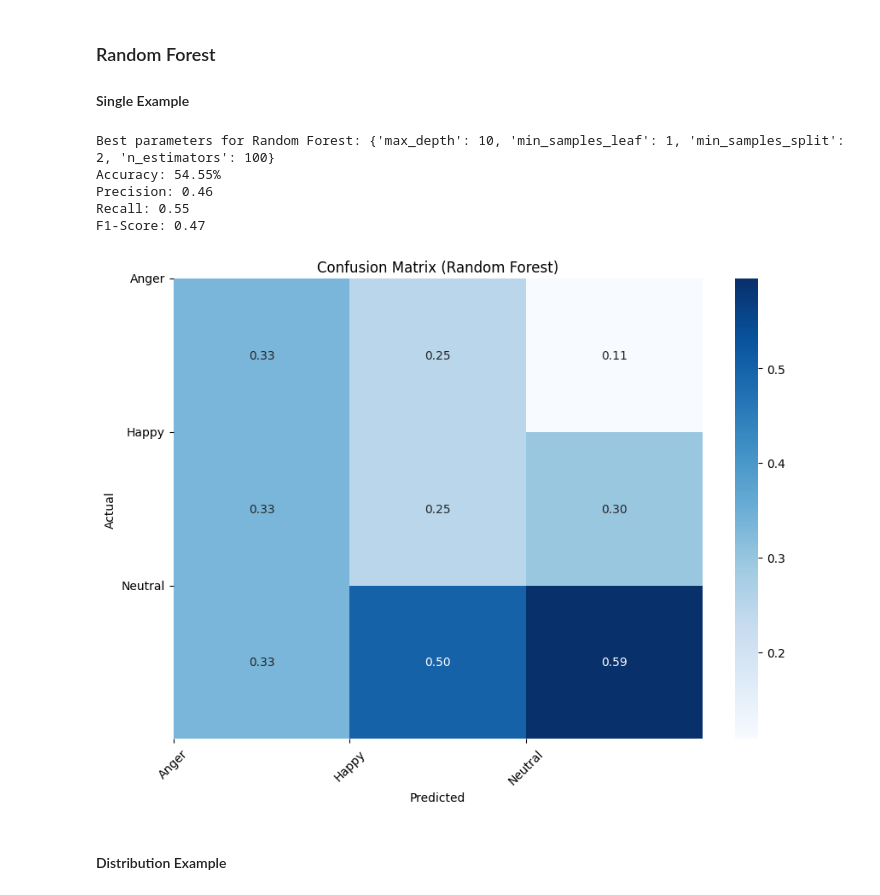
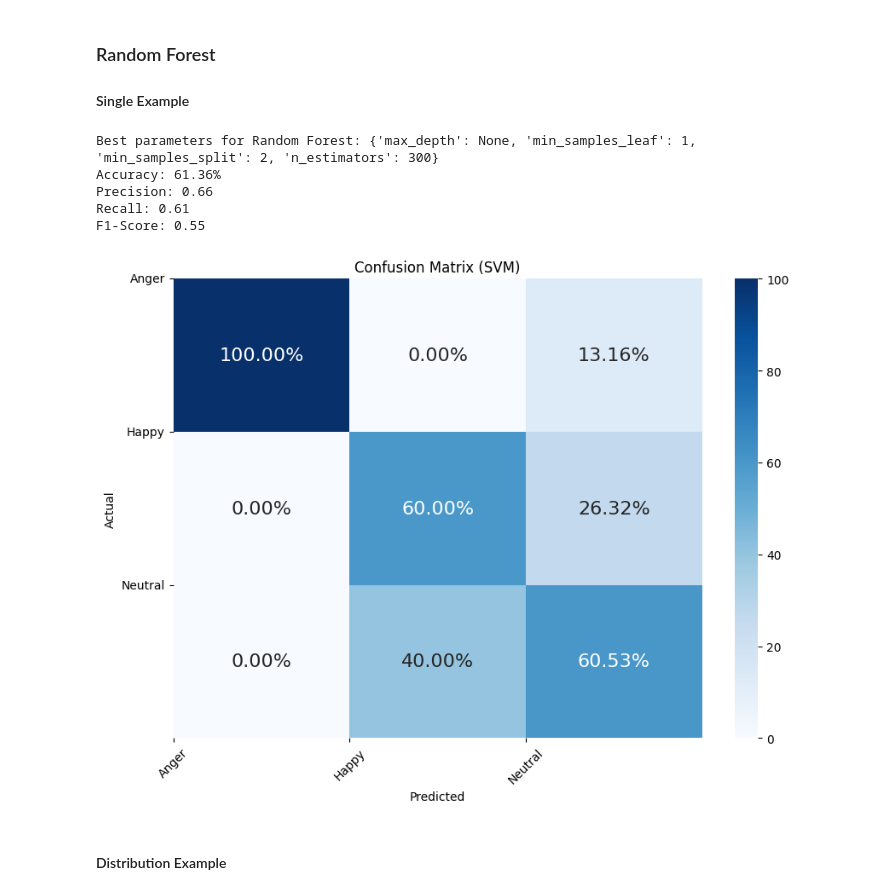
Before and after one commit to denskrlv/PosEmotion, a Jupyter notebook: posemotion.ipynb, the cells around one changed output. Cells and saved outputs as stored; diff of their text form; code cells hidden in the pictures.

```diff
--- a/posemotion.ipynb
+++ b/posemotion.ipynb
@@ -239,8 +240,8 @@ Emotion count: {'Happy': 13, 'Sad': 0, 'Fear': 0, 'Surprise': 0, 'Disgust': 0, '
 ### Prepare data to cluster
 # %%
 features = {}
-pairs = ["nose", "left_shoulder",
-         "right_shoulder", "left_elbow", "right_elbow", "left_wrist", "right_wrist"]
+pairs = ["nose", "left_shoulder", "right_shoulder", "left_elbow",
+         "right_elbow", "left_wrist", "right_wrist"]
 
 for i in range(len(norm_segments)):
     feature = norm_segments[i].get_vectors(pairs=pairs)
@@ -455,10 +458,9 @@ for RANDOM_STATE in tqdm(range(100), desc="Progress"):
     smote = SMOTE(sampling_strategy='minority', random_state=RANDOM_STATE)
     X_resampled, y_resampled = smote.fit_resample(X_train, y_train)
 
-    svm = SVC(random_state=RANDOM_STATE)
-    grid_search = GridSearchCV(estimator=svm, param_grid=param_grid, cv=3, n_jobs=-1, verbose=0)
-    grid_search.fit(X_resampled, y_resampled)
-    svm_pred = grid_search.predict(X_test)
+    best_svm = SVC(**svm_best_params, random_state=RANDOM_STATE)
+    best_svm.fit(X_resampled, y_resampled)
+    svm_pred = best_svm.predict(X_test)
 
     accuracy = accuracy_score(y_test, svm_pred)
     accuracies.append(accuracy)
@@ -509,25 +511,28 @@ grid_search = GridSearchCV(estimator=gnb, param_grid=param_grid, cv=3, n_jobs=-1
 grid_search.fit(X_resampled, y_resampled)
 gnb_pred = grid_search.predict(X_test)
 
+gnb_best_params = grid_search.best_params_
+
 accuracy = accuracy_score(y_test, gnb_pred)
 precision = precision_score(y_test, gnb_pred, average='weighted')
 recall = recall_score(y_test, gnb_pred, average='weighted')
 f1 = f1_score(y_test, gnb_pred, average='weighted')
 
-print("Best parameters:", grid_search.best_params_)
+print("Best parameters:", gnb_best_params)
 print(f"Accuracy: {accuracy * 100:.2f}%")
 print(f'Precision: {precision:.2f}')
 print(f'Recall: {recall:.2f}')
 print(f'F1-Score: {f1:.2f}')
 
 cm = confusion_matrix(y_test, gnb_pred)
-cm_normalized = cm.astype('float') / cm.sum(axis=1)[:, np.newaxis]
+cm_normalized = cm.astype('float') / cm.sum(axis=0) * 100
+annot = [['{:.2f}%'.format(x) for x in row] for row in cm_normalized]
 
-plt.figure(figsize=(10, 7))
-sns.heatmap(cm_normalized, annot=True, fmt=".2f", cmap="Blues")
+plt.figure(figsize=(10,7))
+sns.heatmap(cm_normalized, annot=annot, fmt="", cmap="Blues", annot_kws={"size": 16})
 plt.ylabel('Actual')
 plt.xlabel('Predicted')
-plt.title('Confusion Matrix (Naive Bayes)')
+plt.title('Confusion Matrix (SVM)')
 plt.xticks(ticks=np.arange(NUM_CLASSES), labels=label_encoder.classes_, rotation=45)
 plt.yticks(ticks=np.arange(NUM_CLASSES), labels=label_encoder.classes_, rotation=0)
 plt.show()
@@ -549,10 +554,9 @@ for RANDOM_STATE in tqdm(range(100), desc="Progress"):
     smote = SMOTE(sampling_strategy='minority', random_state=RANDOM_STATE)
     X_resampled, y_resampled = smote.fit_resample(X_train, y_train)
 
-    gnb = GaussianNB()
-    grid_search = GridSearchCV(estimator=gnb, param_grid=param_grid, cv=3, n_jobs=-1, verbose=0)
-    grid_search.fit(X_resampled, y_resampled)
-    gnb_pred = grid_search.predict(X_test)
+    best_gnb = GaussianNB(**gnb_best_params)
+    best_gnb.fit(X_resampled, y_resampled)
+    gnb_pred = best_gnb.predict(X_test)
 
     accuracy = accuracy_score(y_test, gnb_pred)
     accuracies.append(accuracy)
@@ -598,43 +602,46 @@ param_grid = {
     'n_estimators': [100, 200, 300],
     'max_depth': [None, 10, 20, 30],
     'min_samples_split': [2, 5, 10],
     'min_samples_leaf': [1, 2, 4]
 }
 
 rf = RandomForestClassifier(random_state=RANDOM_STATE)
 grid_search = GridSearchCV(estimator=rf, param_grid=param_grid, cv=3, n_jobs=-1, verbose=0)
 grid_search.fit(X_resampled, y_resampled)
 rf_pred = grid_search.predict(X_test)
 
+rf_best_params = grid_search.best_params_
+
 accuracy = accuracy_score(y_test, rf_pred)
 precision = precision_score(y_test, rf_pred, average='weighted')
 recall = recall_score(y_test, rf_pred, average='weighted')
 f1 = f1_score(y_test, rf_pred, average='weighted')
 
-print(f"Best parameters for Random Forest:", grid_search.best_params_)
+print(f"Best parameters for Random Forest: {rf_best_params}")
 print(f"Accuracy: {accuracy * 100:.2f}%")
 print(f'Precision: {precision:.2f}')
 print(f'Recall: {recall:.2f}')
 print(f'F1-Score: {f1:.2f}')
 
 cm = confusion_matrix(y_test, rf_pred)
-cm_normalized = cm.astype('float') / cm.sum(axis=0)
+cm_normalized = cm.astype('float') / cm.sum(axis=0) * 100
+annot = [['{:.2f}%'.format(x) for x in row] for row in cm_normalized]
 
 plt.figure(figsize=(10,7))
-sns.heatmap(cm_normalized, annot=True, fmt=".2f", cmap="Blues")
+sns.heatmap(cm_normalized, annot=annot, fmt="", cmap="Blues", annot_kws={"size": 16})
 plt.ylabel('Actual')
 plt.xlabel('Predicted')
-plt.title('Confusion Matrix (Random Forest)')
+plt.title('Confusion Matrix (SVM)')
 plt.xticks(ticks=np.arange(NUM_CLASSES), labels=label_encoder.classes_, rotation=45)
 plt.yticks(ticks=np.arange(NUM_CLASSES), labels=label_encoder.classes_, rotation=0)
 plt.show()
 # %% [output]
-Best parameters for Random Forest: {'max_depth': 10, 'min_samples_leaf': 1, 'min_samples_split': 2, 'n_estimators': 100}
-Accuracy: 54.55%
-Precision: 0.46
-Recall: 0.55
-F1-Score: 0.47
+Best parameters for Random Forest: {'max_depth': None, 'min_samples_leaf': 1, 'min_samples_split': 2, 'n_estimators': 300}
+Accuracy: 61.36%
+Precision: 0.66
+Recall: 0.61
+F1-Score: 0.55
-[figure, old version]
+[figure, new version]
 # %% [markdown]
 #### Distribution Example
 # %%
```
Also changed, not shown: parts of 15 cells of this notebook, 3 other files.
